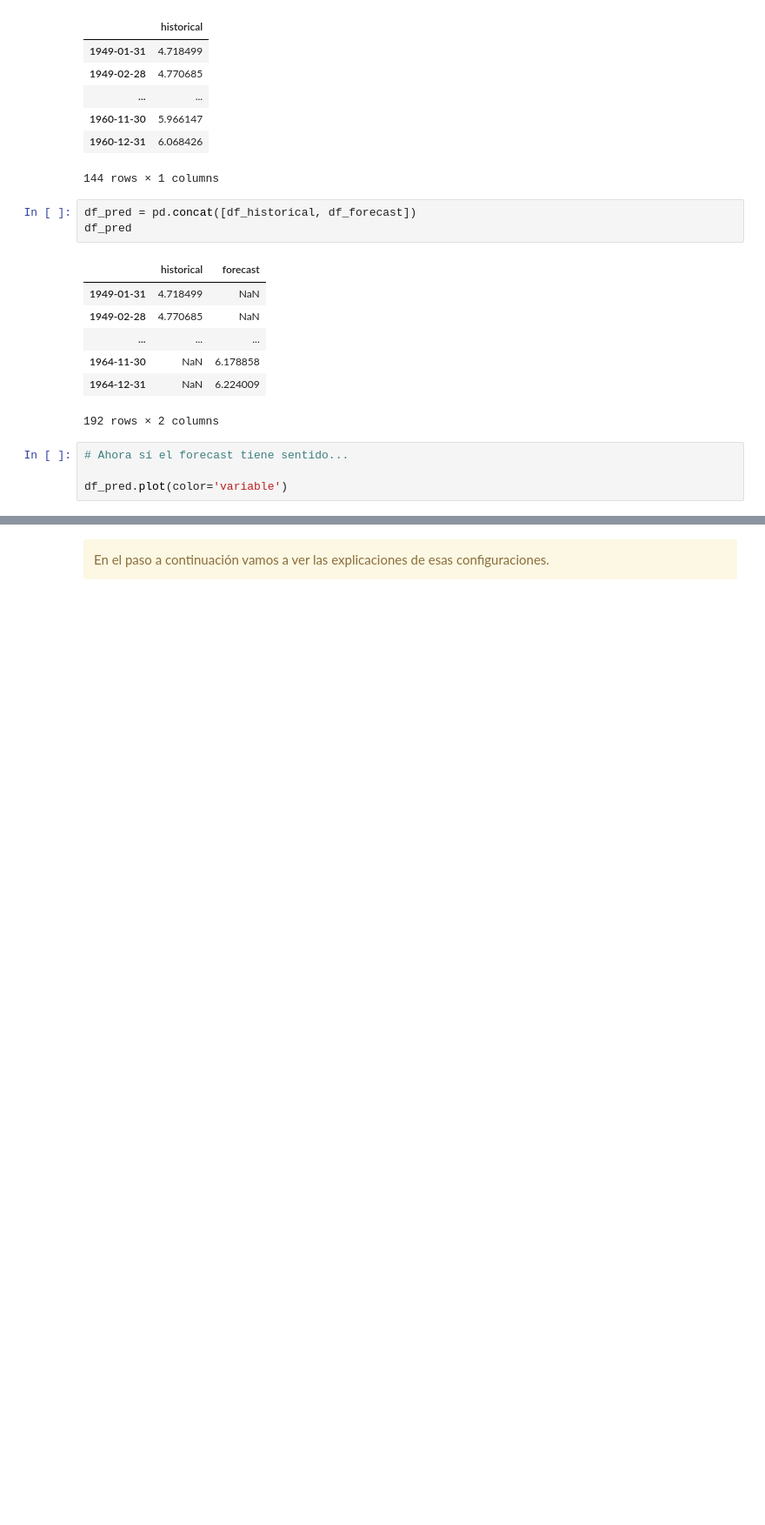
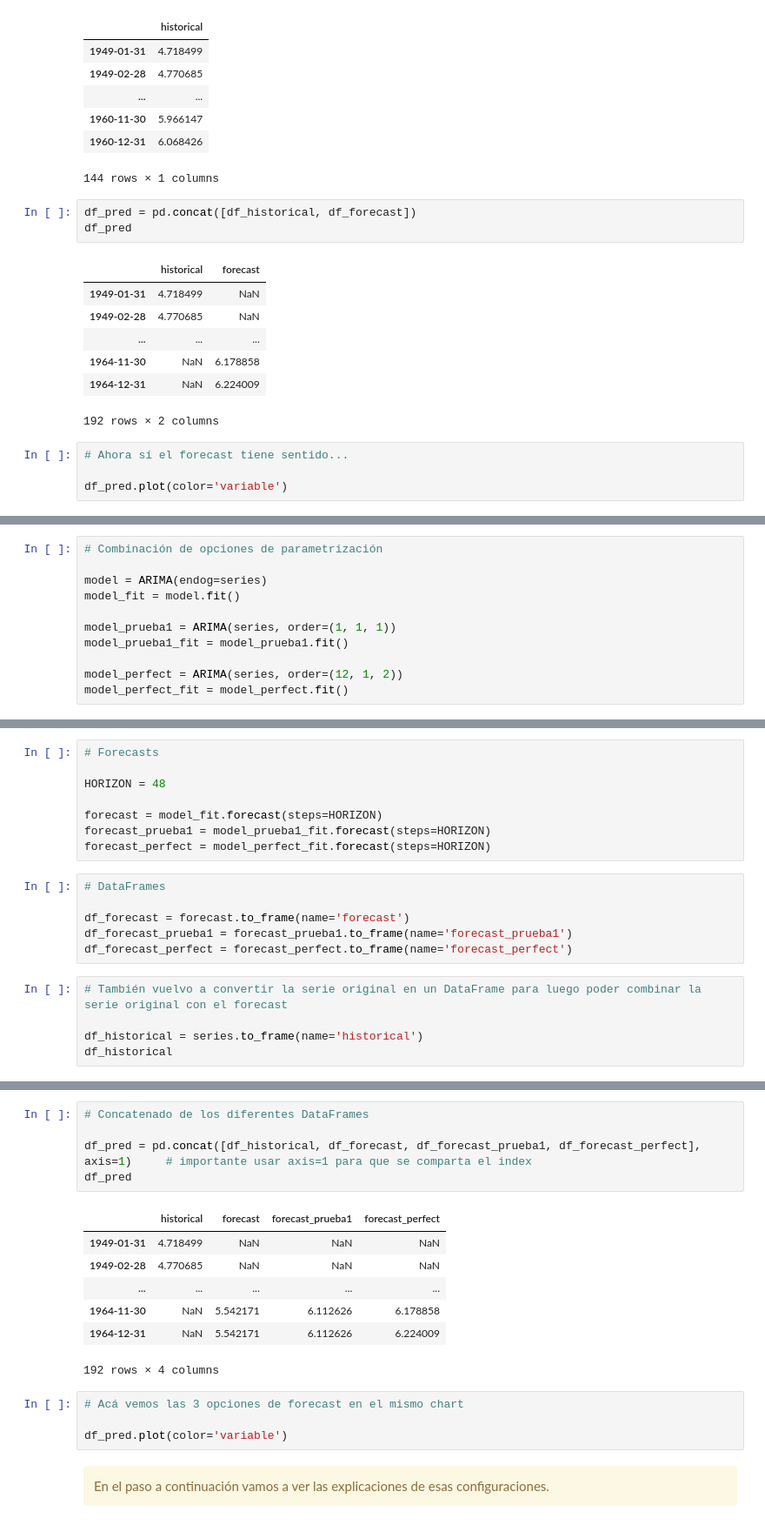
Before and after one commit to myothergit/python-for-time-series-forecasting-5246009, a Jupyter notebook: notebooks/2_Modelling/2_ARIMA/Code.ipynb, the cells around one changed output, grey strips where cells are left out. Shown at 87% size. Drawn from its saved outputs; the diff is of its cells as text; blank space fills up the shorter version.

```diff
--- a/notebooks/2_Modelling/2_ARIMA/Code.ipynb
+++ b/notebooks/2_Modelling/2_ARIMA/Code.ipynb
@@ -324,0 +425,11 @@ df_pred.plot(color='variable')
+# %%
+# Combinación de opciones de parametrización
+
+model = ARIMA(endog=series)
+model_fit = model.fit()
+
+model_prueba1 = ARIMA(series, order=(1, 1, 1))
+model_prueba1_fit = model_prueba1.fit()
+
+model_perfect = ARIMA(series, order=(12, 1, 2))
+model_perfect_fit = model_perfect.fit()
@@ -324,0 +438,19 @@ df_pred.plot(color='variable')
+# %%
+# Forecasts
+
+HORIZON = 48
+
+forecast = model_fit.forecast(steps=HORIZON)
+forecast_prueba1 = model_prueba1_fit.forecast(steps=HORIZON)
+forecast_perfect = model_perfect_fit.forecast(steps=HORIZON)
+# %%
+# DataFrames
+
+df_forecast = forecast.to_frame(name='forecast')
+df_forecast_prueba1 = forecast_prueba1.to_frame(name='forecast_prueba1')
+df_forecast_perfect = forecast_perfect.to_frame(name='forecast_perfect')
+# %%
+# También vuelvo a convertir la serie original en un DataFrame para luego poder combinar la serie original con el forecast
+
+df_historical = series.to_frame(name='historical')
+df_historical
@@ -325,3 +465,20 @@ df_pred.plot(color='variable')
+# %%
+# Concatenado de los diferentes DataFrames
+
+df_pred = pd.concat([df_historical, df_forecast, df_forecast_prueba1, df_forecast_perfect], axis=1)     # importante usar axis=1 para que se comparta el index
+df_pred
+# %% [output]
+|  | historical | forecast | forecast_prueba1 | forecast_perfect |
+| 1949-01-31 | 4.718499 | NaN | NaN | NaN |
+| 1949-02-28 | 4.770685 | NaN | NaN | NaN |
+| ... | ... | ... | ... | ... |
+| 1964-11-30 | NaN | 5.542171 | 6.112626 | 6.178858 |
+| 1964-12-31 | NaN | 5.542171 | 6.112626 | 6.224009 |
+192 rows × 4 columns
+# %%
+# Acá vemos las 3 opciones de forecast en el mismo chart
+
+df_pred.plot(color='variable')
 # %% [markdown]
 <div class="alert alert-warning">
 En el paso a continuación vamos a ver las explicaciones de esas configuraciones.
```
Also changed, not shown: parts of 37 cells of this notebook.
